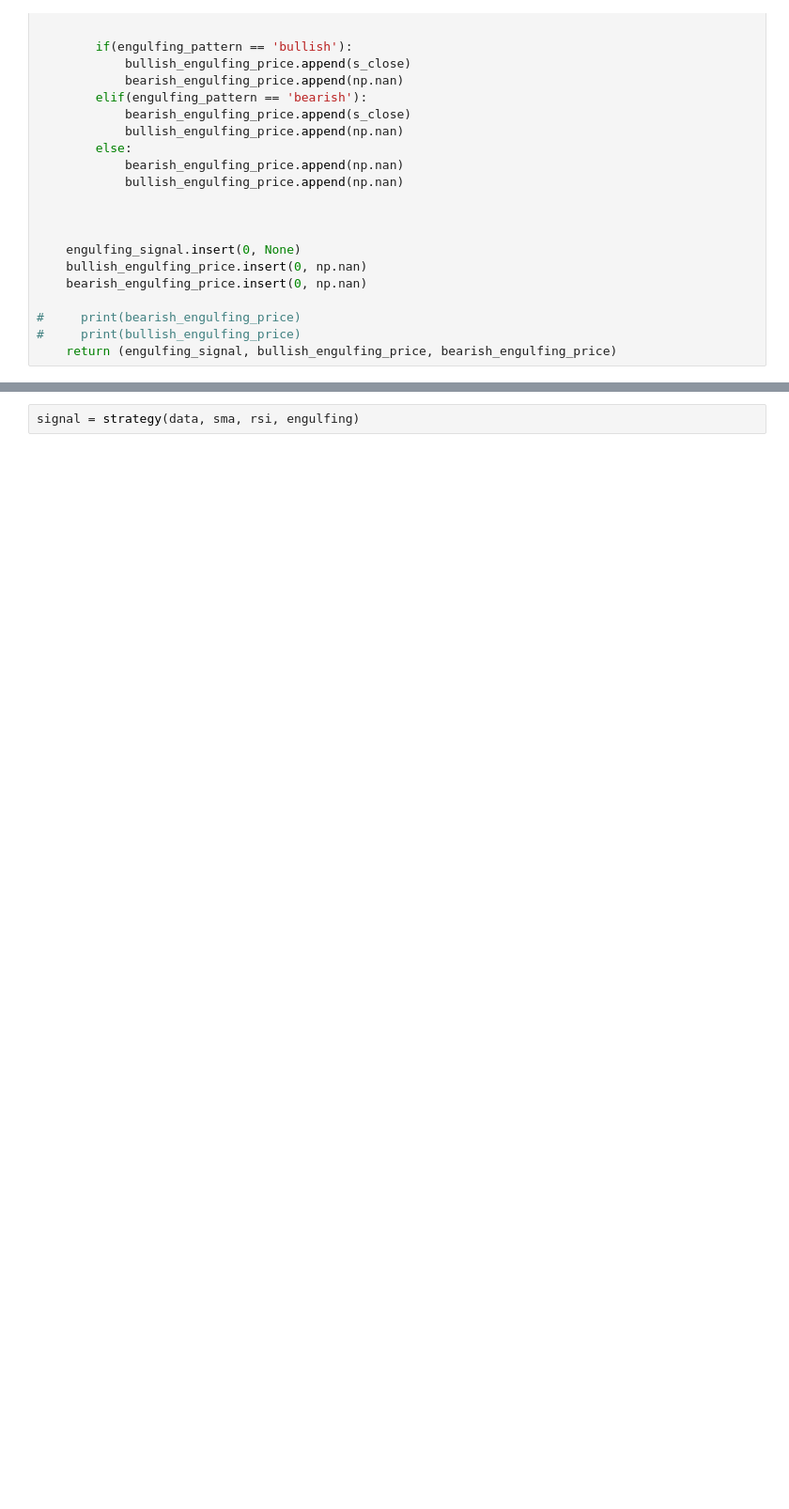
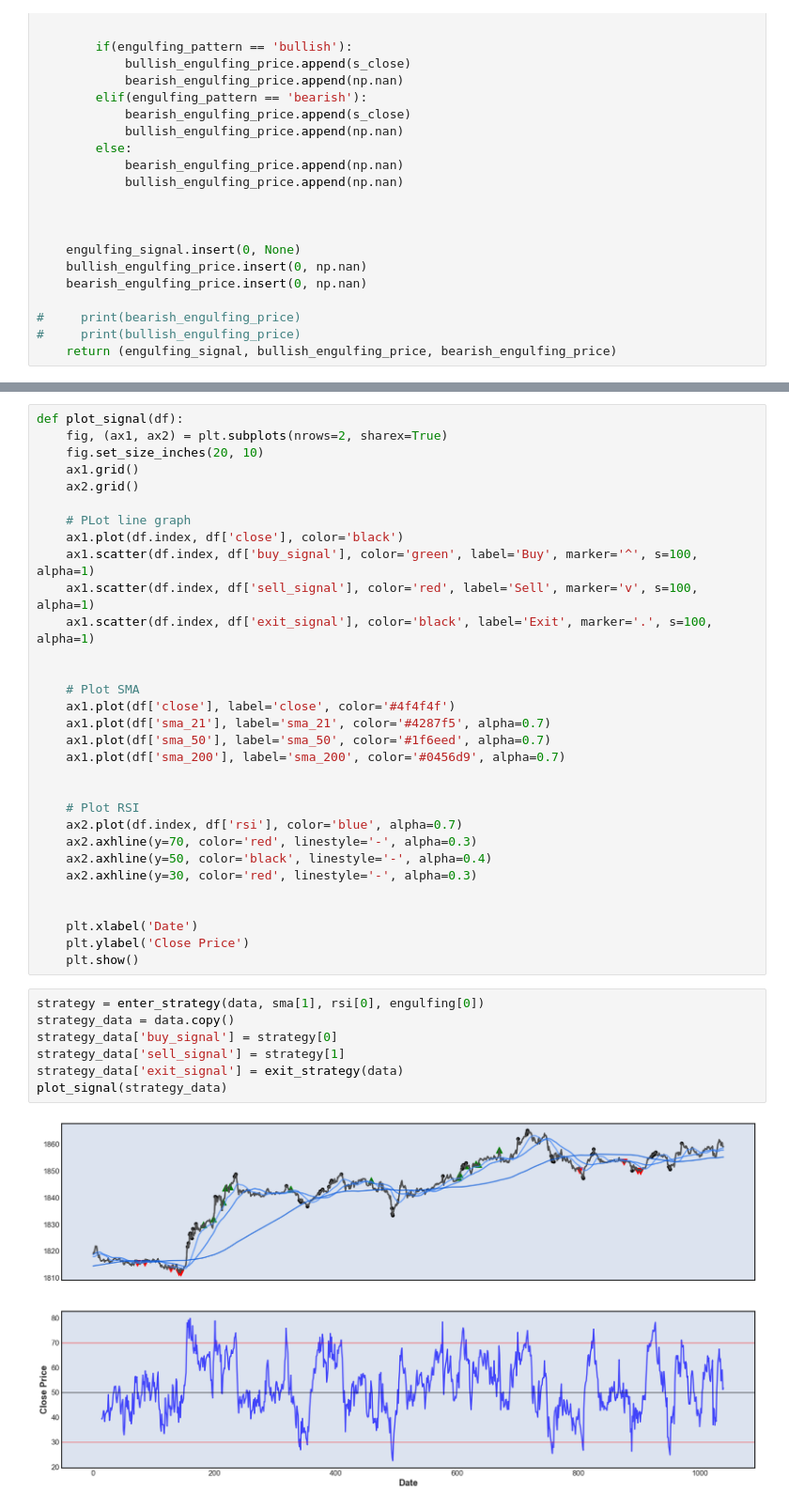
Before and after one commit to chuwong35122/Gold-Signal, a Jupyter notebook: gold_scalper.ipynb, the cells around one changed output, grey strips where cells are left out. Shown at 94% size. Drawn from its saved outputs; the diff is of its cells as text; blank space fills up the shorter version.

```diff
--- a/gold_scalper.ipynb
+++ b/gold_scalper.ipynb
@@ -478,2 +478,40 @@ def strategy(data, sma, rsi, engulfing):
+# %%
+def plot_signal(df):
+    fig, (ax1, ax2) = plt.subplots(nrows=2, sharex=True)
+    fig.set_size_inches(20, 10)
+    ax1.grid()
+    ax2.grid()
+
+    # PLot line graph
+    ax1.plot(df.index, df['close'], color='black')
+    ax1.scatter(df.index, df['buy_signal'], color='green', label='Buy', marker='^', s=100, alpha=1)
+    ax1.scatter(df.index, df['sell_signal'], color='red', label='Sell', marker='v', s=100, alpha=1)
+    ax1.scatter(df.index, df['exit_signal'], color='black', label='Exit', marker='.', s=100, alpha=1)
+
+
+    # Plot SMA
+    ax1.plot(df['close'], label='close', color='#4f4f4f')
+    ax1.plot(df['sma_21'], label='sma_21', color='#4287f5', alpha=0.7)
+    ax1.plot(df['sma_50'], label='sma_50', color='#1f6eed', alpha=0.7)
+    ax1.plot(df['sma_200'], label='sma_200', color='#0456d9', alpha=0.7)
+
+
+    # Plot RSI
+    ax2.plot(df.index, df['rsi'], color='blue', alpha=0.7)
+    ax2.axhline(y=70, color='red', linestyle='-', alpha=0.3)
+    ax2.axhline(y=50, color='black', linestyle='-', alpha=0.4)
+    ax2.axhline(y=30, color='red', linestyle='-', alpha=0.3)
+
+
+    plt.xlabel('Date')
+    plt.ylabel('Close Price')
+    plt.show()
 # %%
-signal = strategy(data, sma, rsi, engulfing)
+strategy = enter_strategy(data, sma[1], rsi[0], engulfing[0])
+strategy_data = data.copy()
+strategy_data['buy_signal'] = strategy[0]
+strategy_data['sell_signal'] = strategy[1]
+strategy_data['exit_signal'] = exit_strategy(data)
+plot_signal(strategy_data)
+# %% [output]
+[figure, added]
```
Also changed, not shown: parts of 18 cells of this notebook.
